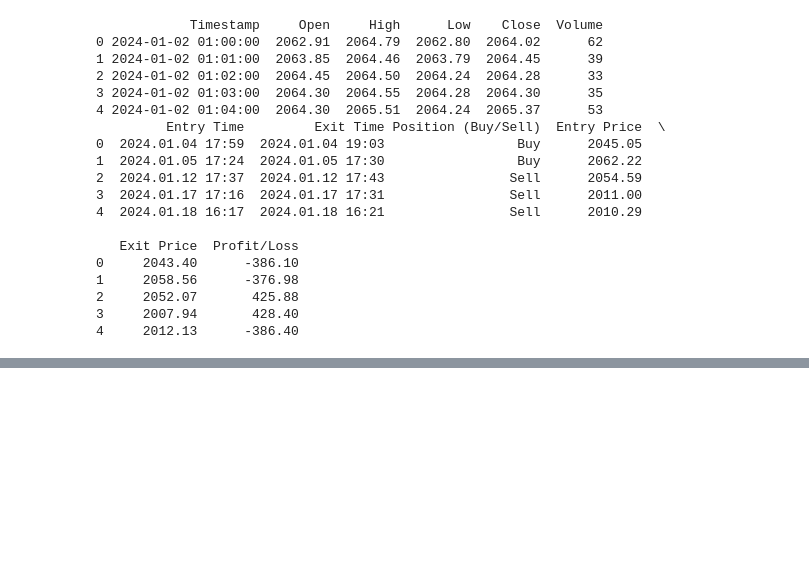
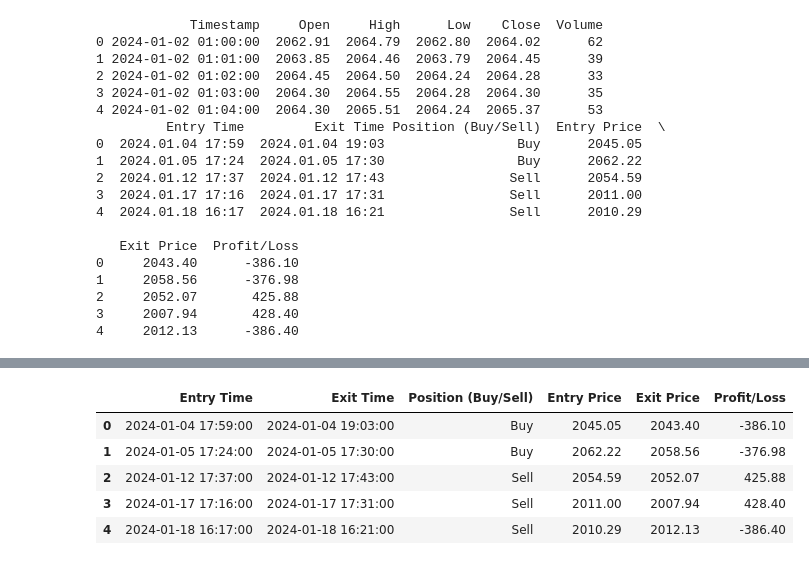
Before and after one commit to eleazarpsmr/notebook-colab, a Jupyter notebook: Model_EPS.ipynb, the cells around one changed output, grey strips where cells are left out. Drawn from its saved outputs; the diff is of its cells as text; code cells hidden in the pictures; blank space fills up the shorter version.

```diff
--- a/Model_EPS.ipynb
+++ b/Model_EPS.ipynb
@@ -51,0 +318,17 @@ from google.colab import files
+# %%
+# Load ulang trade log
+df_trades = pd.read_excel('trade_history_2024.xlsx')
+
+# Pastikan kolom waktu dalam format datetime
+df_trades['Entry Time'] = pd.to_datetime(df_trades['Entry Time'])
+df_trades['Exit Time'] = pd.to_datetime(df_trades['Exit Time'])
+
+# Tampilkan beberapa baris pertama
+df_trades.head()
+# %% [output]
+|  | Entry Time | Exit Time | Position (Buy/Sell) | Entry Price | Exit Price | Profit/Loss |
+| 0 | 2024-01-04 17:59:00 | 2024-01-04 19:03:00 | Buy | 2045.05 | 2043.40 | -386.10 |
+| 1 | 2024-01-05 17:24:00 | 2024-01-05 17:30:00 | Buy | 2062.22 | 2058.56 | -376.98 |
+| 2 | 2024-01-12 17:37:00 | 2024-01-12 17:43:00 | Sell | 2054.59 | 2052.07 | 425.88 |
+| 3 | 2024-01-17 17:16:00 | 2024-01-17 17:31:00 | Sell | 2011.00 | 2007.94 | 428.40 |
+| 4 | 2024-01-18 16:17:00 | 2024-01-18 16:21:00 | Sell | 2010.29 | 2012.13 | -386.40 |
```
Also changed, not shown: parts of 23 cells of this notebook.
